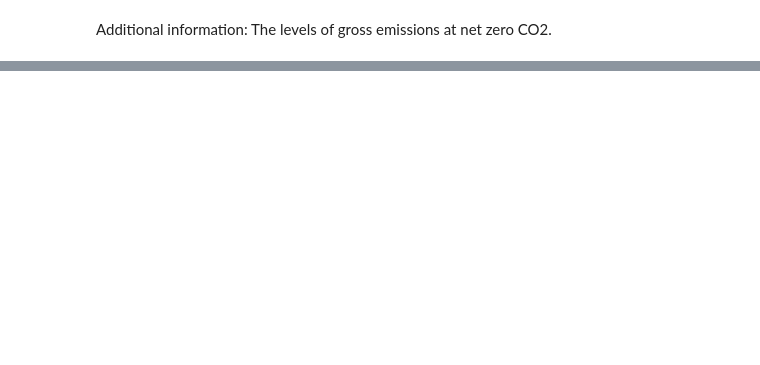
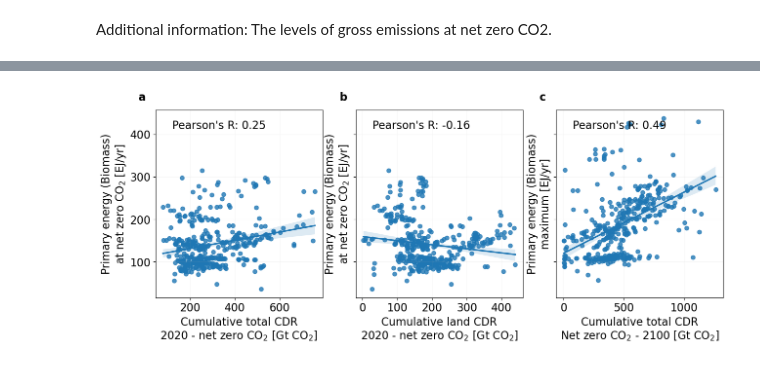
Before and after one commit to gaurav-ganti/2023_ganti_ar6_cdr_assessment, a Jupyter notebook: analysis/201_figure1.ipynb, the cells around one changed output, grey strips where cells are left out. Cells and saved outputs as stored; diff of their text form; code cells hidden in the pictures; blank space fills up the shorter version.

Commit message:
Update figure 1 and supplementary figure 2

```diff
--- a/analysis/201_figure1.ipynb
+++ b/analysis/201_figure1.ipynb
@@ -1342,0 +1388,5 @@ Name: gross_estimates, dtype: float64
+# %%
+for ix in bio_cdr_relationship.index:
+    if ix in bio_netzero.index:
+        bio_cdr_relationship.loc[ix, 'pe_bio_max'] = bio_netzero.loc[ix, 'pe_bio_max']
+        bio_cdr_relationship.loc[ix, 'pe_bio_netzero'] = bio_netzero.loc[ix, 'pe_bio_netzero']
@@ -1342,0 +1471,2 @@ Name: gross_estimates, dtype: float64
+# %%
+bio_cdr_relationship = bio_cdr_relationship.round(2)
@@ -1342,0 +1475,2 @@ Name: gross_estimates, dtype: float64
+# %%
+for_plot = bio_cdr_relationship[bio_cdr_relationship['share_novel_cdr_2020_netzero'] < 100].dropna()
@@ -1342,0 +1479,5 @@ Name: gross_estimates, dtype: float64
+# %%
+a = pearsonr(
+    for_plot['total_cdr_2020_netzero'],
+    for_plot['pe_bio_netzero']
+)
@@ -1342,0 +1491,67 @@ Name: gross_estimates, dtype: float64
+# %%
+fig, ax = plt.subplots(1, 3, figsize=(15, 5), sharey=True)
+
+sns.regplot(
+    x='total_cdr_2020_netzero',
+    y='pe_bio_netzero',
+    data=for_plot,
+    ax=ax[0]
+)
+ax[0].set_ylabel('Primary energy (Biomass)\nat net zero CO$_2$ [EJ/yr]')
+ax[0].set_xlabel('Cumulative total CDR\n2020 - net zero CO$_2$ [Gt CO$_2$]')
+pearson = pearsonr(
+    for_plot['total_cdr_2020_netzero'],
+    for_plot['pe_bio_netzero']
+)
+ax[0].annotate(
+    f"Pearson's R: {pearson[0].round(2)}",
+    xy=(0.1, 0.9),
+    xycoords='axes fraction'
+)
+
+sns.regplot(
+    x='land_cdr_2020_netzero',
+    y='pe_bio_netzero',
+    data=for_plot,
+    ax=ax[1]
+)
+ax[1].set_ylabel('Primary energy (Biomass)\nat net zero CO$_2$ [EJ/yr]')
+ax[1].set_xlabel('Cumulative land CDR\n2020 - net zero CO$_2$ [Gt CO$_2$]')
+pearson = pearsonr(
+    for_plot['land_cdr_2020_netzero'],
+    for_plot['pe_bio_netzero']
+)
+ax[1].annotate(
+    f"Pearson's R: {pearson[0].round(2)}",
+    xy=(0.1, 0.9),
+    xycoords='axes fraction'
+)
+
+sns.regplot(
+    x='total_cdr_netzero_2100',
+    y='pe_bio_max',
+    data=for_plot,
+    ax=ax[2]
+)
+ax[2].set_ylabel('Primary energy (Biomass)\nmaximum [EJ/yr]')
+ax[2].set_xlabel('Cumulative total CDR\nNet zero CO$_2$ - 2100 [Gt CO$_2$]')
+pearson = pearsonr(
+    for_plot['total_cdr_netzero_2100'],
+    for_plot['pe_bio_max']
+)
+ax[2].annotate(
+    f"Pearson's R: {pearson[0].round(2)}",
+    xy=(0.1, 0.9),
+    xycoords='axes fraction'
+)
+
+for i, a in enumerate(ax):
+    a.grid(alpha=0.1)
+    a.annotate(
+        string.ascii_lowercase[i],
+        xy=(-0.1, 1.05),
+        xycoords='axes fraction',
+        weight='bold'
+    )
+# %% [output]
+[figure, added]
```
Also changed, not shown: parts of 16 cells of this notebook.
